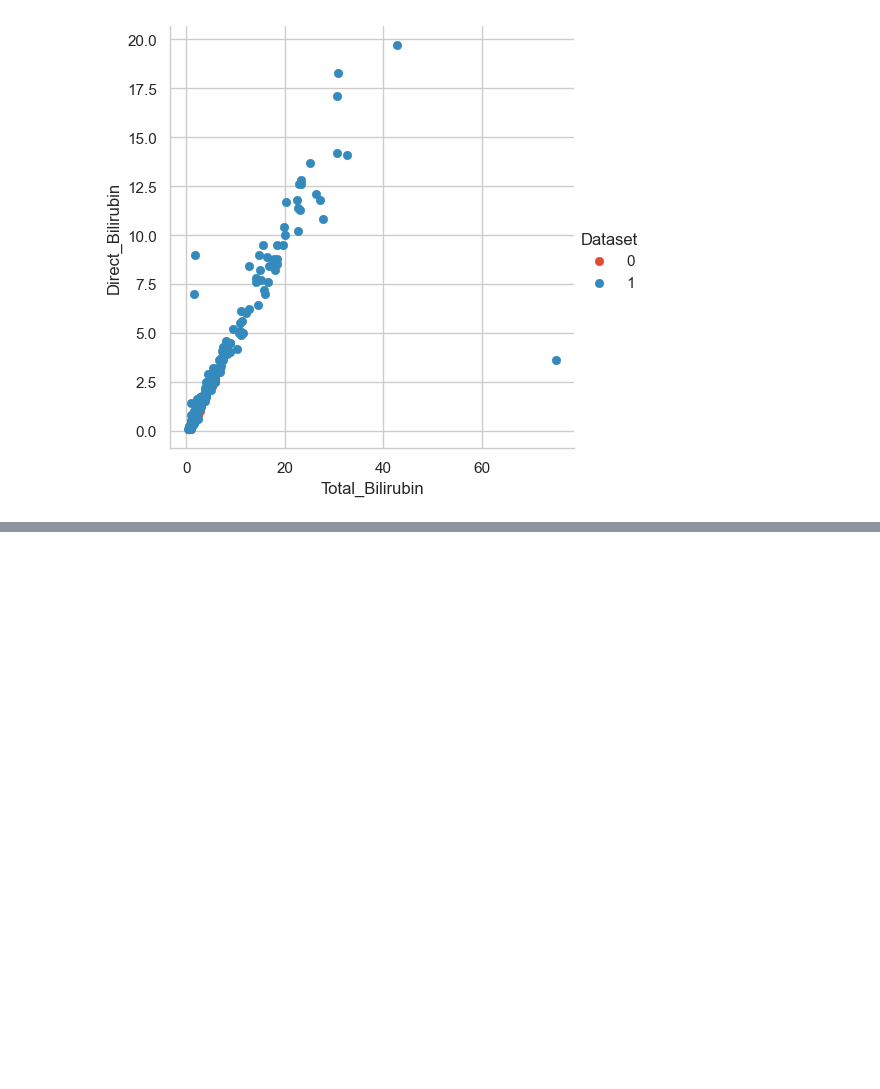
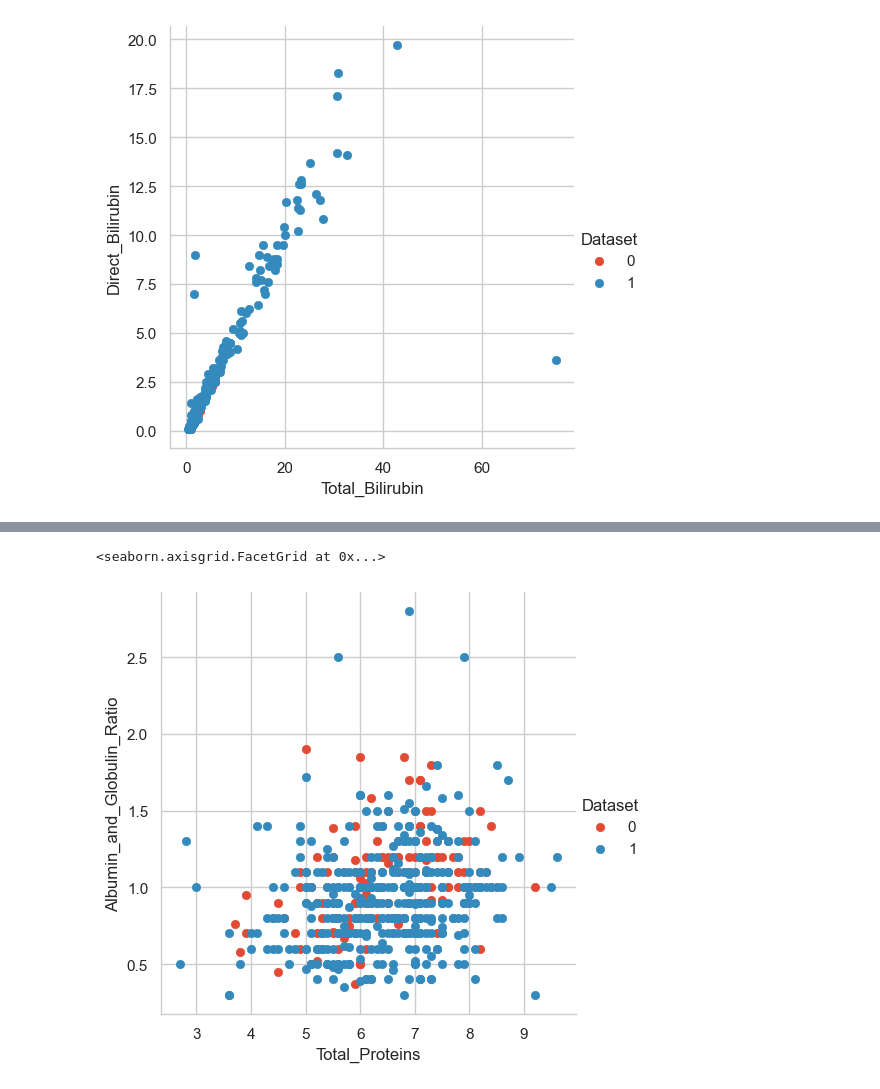
Before and after one commit to mahingaRodin/Disease-Predictor, a Jupyter notebook: modernDP/notebooks/liver.ipynb, the cells around one changed output, grey strips where cells are left out. Cells and saved outputs as stored; diff of their text form; code cells hidden in the pictures; blank space fills up the shorter version.

```diff
--- a/modernDP/notebooks/liver.ipynb
+++ b/modernDP/notebooks/liver.ipynb
@@ -179,0 +186,6 @@ g.map(plt.scatter, 'Total_Bilirubin', 'Direct_Bilirubin').add_legend()
+# %%
+sns.set_style('whitegrid')
+sns.FacetGrid(df, hue='Dataset', height=5).map(plt.scatter, 'Total_Proteins', 'Albumin_and_Globulin_Ratio').add_legend()
+# %% [output]
+<seaborn.axisgrid.FacetGrid at 0x...>
+[figure, added]
```
Also changed, not shown: parts of 34 cells of this notebook, 1 other file.
